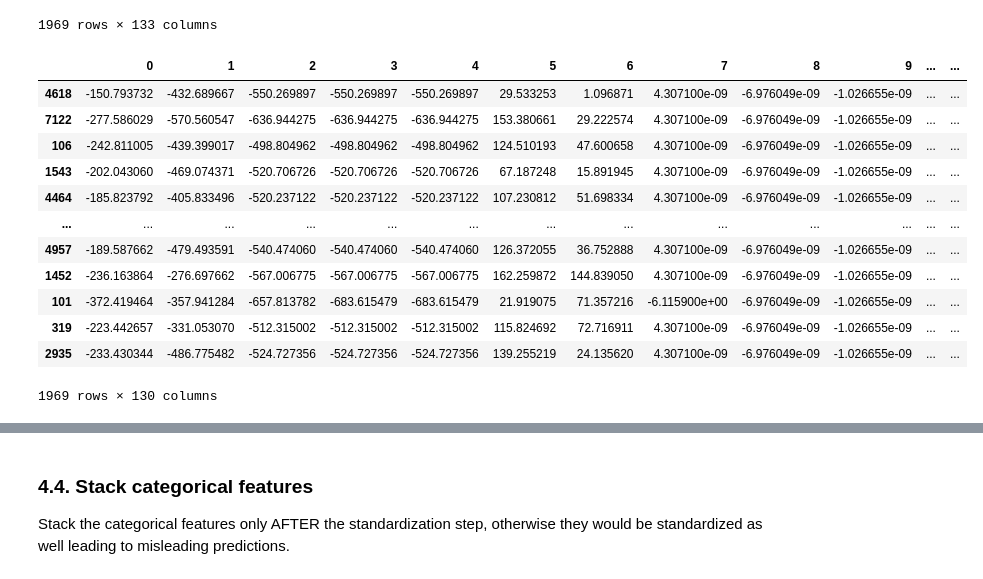
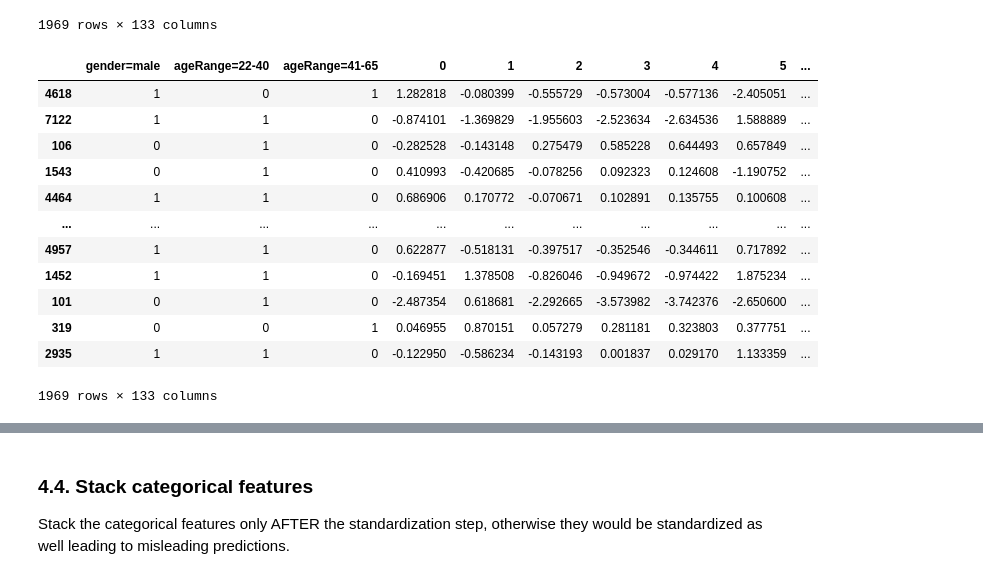
Before and after one commit to andrerubeis/Intent-Detection, a Jupyter notebook: standardized_final_final_version_MFCCs_aggregation.ipynb, the cells around one changed output, grey strips where cells are left out. Saved outputs shown, nothing was run; the diff lists cells and outputs as text; code cells hidden in the pictures.

```diff
--- a/standardized_final_final_version_MFCCs_aggregation.ipynb
+++ b/standardized_final_final_version_MFCCs_aggregation.ipynb
@@ -828,5 +814,5 @@ new_df
 # %%
-categorical_features = ["gender=male", 'ageRange=22-40', 'ageRange=41-65']
+# categorical_features = ["gender=male", 'ageRange=22-40', 'ageRange=41-65']
 
-new_df = pd.concat([df_pd[categorical_features], new_df], axis=1)
-new_df
+# new_df = pd.concat([df_pd[categorical_features], new_df], axis=1)
+# new_df
@@ -851,7 +823,7 @@ new_df
 # %%
 X = new_df
 y = df_pd["label"]
-
-X_train, X_test, y_train, y_test = train_test_split(X, y, test_size=0.2, random_state=seed)
+indices = np.arange(X.shape[0])
+X_train, X_test, y_train, y_test, indices_train, indices_test= train_test_split(X, y, indices, test_size=0.2, random_state=seed)
 print(X_train.shape, X_test.shape, y_train.shape, y_test.shape)
 # %% [output]
@@ -877,8 +937,9 @@ X_train
 Pay attention: the standardization has to be made by first fitting on training data and then transform X_train and X_test with standard scaler fit on the training data.
 # %%
 X_train_to_standardize = X_train.drop(columns=['gender=male', 'ageRange=22-40', 'ageRange=41-65'])
-scaler_training.fit(X_train_to_standardize)
-X_train_to_standardize = scaler_training.transform(X_train_to_standardize)
+sc = StandardScaler()
+sc.fit(X_train_to_standardize)
+X_train_to_standardize = sc.transform(X_train_to_standardize)
 X_train_to_standardize.shape
 X_train_categorical = X_train.loc[:, ['gender=male', 'ageRange=22-40', 'ageRange=41-65']]
 X_train_categorical
@@ -919,25 +1000,25 @@ X_test
 1969 rows × 133 columns
 # %%
 X_test_to_standardize = X_test.drop(columns=['gender=male', 'ageRange=22-40', 'ageRange=41-65'])
-X_test_to_standardize = scaler_training.transform(X_test_to_standardize)
+X_test_to_standardize = sc.transform(X_test_to_standardize)
 X_test_to_standardize.shape
 X_test_categorical = X_test.loc[:, ['gender=male', 'ageRange=22-40', 'ageRange=41-65']]
 X_test_categorical
 X_test_to_standardize = pd.DataFrame(X_test_to_standardize).set_index(X_test_categorical.index)
 
 X_test = pd.concat([X_test_categorical, X_test_to_standardize], axis=1).reindex(X_test_categorical.index)
-X_test_to_standardize
+X_test
 # %% [output]
-|  | 0 | 1 | 2 | 3 | 4 | 5 | 6 | 7 | 8 | 9 | ... | ... |
-| 4618 | -150.793732 | -432.689667 | -550.269897 | -550.269897 | -550.269897 | 29.533253 | 1.096871 | 4.307100e-09 | -6.976049e-09 | -1.026655e-09 | ... | ... |
-| 7122 | -277.586029 | -570.560547 | -636.944275 | -636.944275 | -636.944275 | 153.380661 | 29.222574 | 4.307100e-09 | -6.976049e-09 | -1.026655e-09 | ... | ... |
-| 106 | -242.811005 | -439.399017 | -498.804962 | -498.804962 | -498.804962 | 124.510193 | 47.600658 | 4.307100e-09 | -6.976049e-09 | -1.026655e-09 | ... | ... |
-| 1543 | -202.043060 | -469.074371 | -520.706726 | -520.706726 | -520.706726 | 67.187248 | 15.891945 | 4.307100e-09 | -6.976049e-09 | -1.026655e-09 | ... | ... |
-| 4464 | -185.823792 | -405.833496 | -520.237122 | -520.237122 | -520.237122 | 107.230812 | 51.698334 | 4.307100e-09 | -6.976049e-09 | -1.026655e-09 | ... | ... |
-| ... | ... | ... | ... | ... | ... | ... | ... | ... | ... | ... | ... | ... |
-| 4957 | -189.587662 | -479.493591 | -540.474060 | -540.474060 | -540.474060 | 126.372055 | 36.752888 | 4.307100e-09 | -6.976049e-09 | -1.026655e-09 | ... | ... |
-| 1452 | -236.163864 | -276.697662 | -567.006775 | -567.006775 | -567.006775 | 162.259872 | 144.839050 | 4.307100e-09 | -6.976049e-09 | -1.026655e-09 | ... | ... |
-| 101 | -372.419464 | -357.941284 | -657.813782 | -683.615479 | -683.615479 | 21.919075 | 71.357216 | -6.115900e+00 | -6.976049e-09 | -1.026655e-09 | ... | ... |
-| 319 | -223.442657 | -331.053070 | -512.315002 | -512.315002 | -512.315002 | 115.824692 | 72.716911 | 4.307100e-09 | -6.976049e-09 | -1.026655e-09 | ... | ... |
-| 2935 | -233.430344 | -486.775482 | -524.727356 | -524.727356 | -524.727356 | 139.255219 | 24.135620 | 4.307100e-09 | -6.976049e-09 | -1.026655e-09 | ... | ... |
+|  | gender=male | ageRange=22-40 | ageRange=41-65 | 0 | 1 | 2 | 3 | 4 | 5 | ... |
+| 4618 | 1 | 0 | 1 | 1.282818 | -0.080399 | -0.555729 | -0.573004 | -0.577136 | -2.405051 | ... |
+| 7122 | 1 | 1 | 0 | -0.874101 | -1.369829 | -1.955603 | -2.523634 | -2.634536 | 1.588889 | ... |
+| 106 | 0 | 1 | 0 | -0.282528 | -0.143148 | 0.275479 | 0.585228 | 0.644493 | 0.657849 | ... |
+| 1543 | 0 | 1 | 0 | 0.410993 | -0.420685 | -0.078256 | 0.092323 | 0.124608 | -1.190752 | ... |
+| 4464 | 1 | 1 | 0 | 0.686906 | 0.170772 | -0.070671 | 0.102891 | 0.135755 | 0.100608 | ... |
+| ... | ... | ... | ... | ... | ... | ... | ... | ... | ... | ... |
+| 4957 | 1 | 1 | 0 | 0.622877 | -0.518131 | -0.397517 | -0.352546 | -0.344611 | 0.717892 | ... |
+| 1452 | 1 | 1 | 0 | -0.169451 | 1.378508 | -0.826046 | -0.949672 | -0.974422 | 1.875234 | ... |
+| 101 | 0 | 1 | 0 | -2.487354 | 0.618681 | -2.292665 | -3.573982 | -3.742376 | -2.650600 | ... |
+| 319 | 0 | 0 | 1 | 0.046955 | 0.870151 | 0.057279 | 0.281181 | 0.323803 | 0.377751 | ... |
+| 2935 | 1 | 1 | 0 | -0.122950 | -0.586234 | -0.143193 | 0.001837 | 0.029170 | 1.133359 | ... |
-1969 rows × 130 columns
+1969 rows × 133 columns
```
Also changed, not shown: parts of 33 cells of this notebook.
